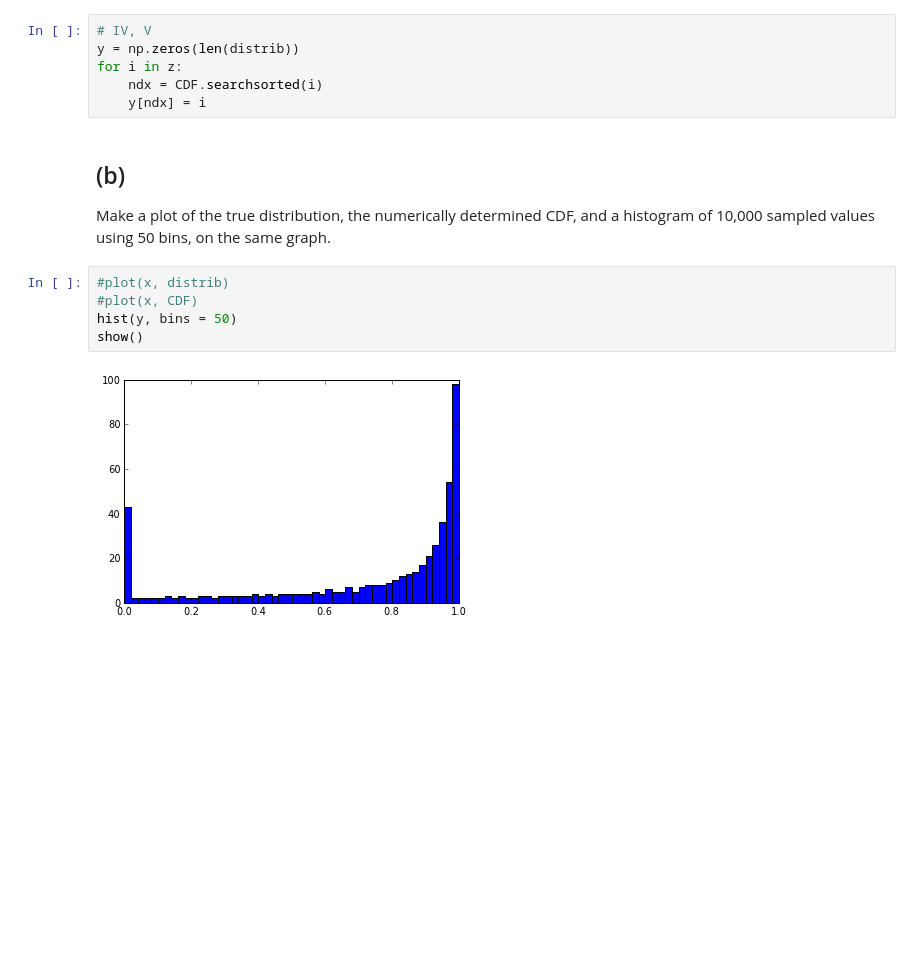
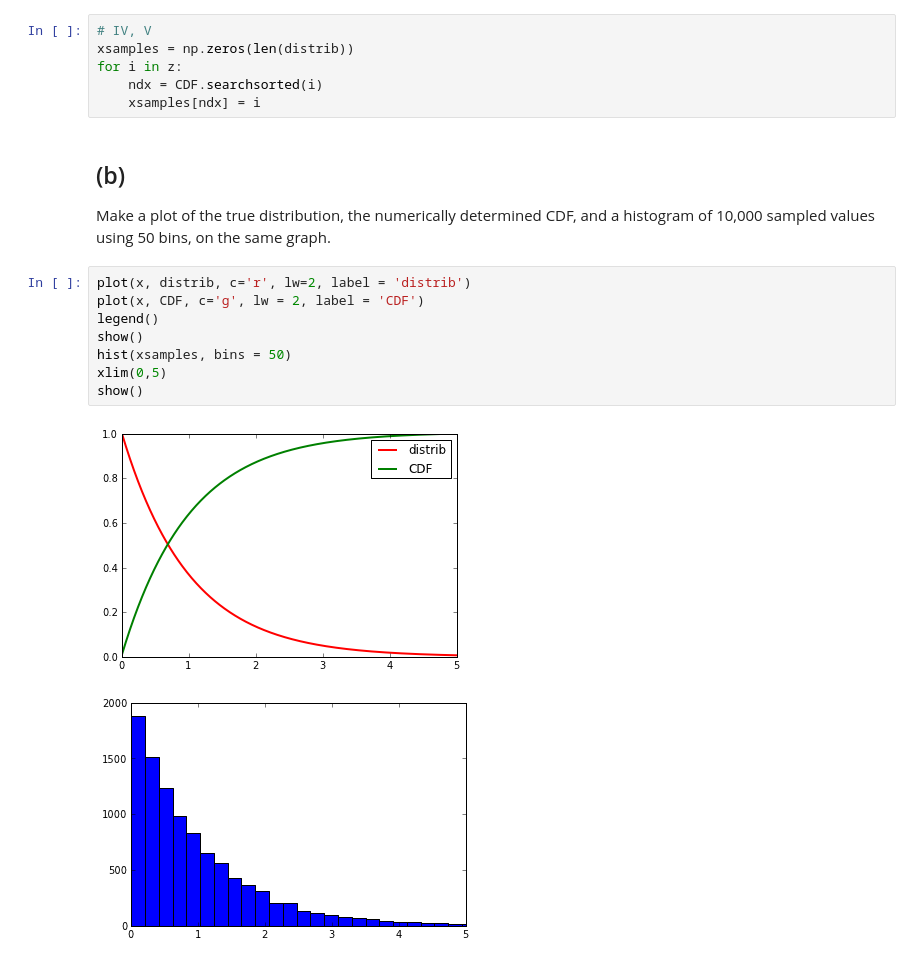
Before and after one commit to ssteeper/PHYS-202-13, a Jupyter notebook: week8/RandomNumbers.ipynb, the cells around one changed output. Cells and saved outputs as stored; diff of their text form; blank space fills up the shorter version.

```diff
--- a/week8/RandomNumbers.ipynb
+++ b/week8/RandomNumbers.ipynb
@@ -140,18 +139,22 @@ N = 10000
 z = numpy.random.random_sample(N)
 # %%
 # IV, V
-y = np.zeros(len(distrib))
+xsamples = np.zeros(len(distrib))
 for i in z:
     ndx = CDF.searchsorted(i)
-    y[ndx] = i
+    xsamples[ndx] = i
 # %% [markdown]
 (b)
 -
 Make a plot of the true distribution, the numerically determined CDF, and a histogram of 10,000 sampled values using 50 bins, on the same graph.
 # %%
-#plot(x, distrib)
-#plot(x, CDF)
-hist(y, bins = 50)
+plot(x, distrib, c='r', lw=2, label = 'distrib')
+plot(x, CDF, c='g', lw = 2, label = 'CDF')
+legend()
 show()
+hist(xsamples, bins = 50)
+xlim(0,5)
+show()
 # %% [output]
-[figure, old version]
+[figure, new version]
+[figure, added]
```
Also changed, not shown: parts of 20 cells of this notebook, 1 other file.
